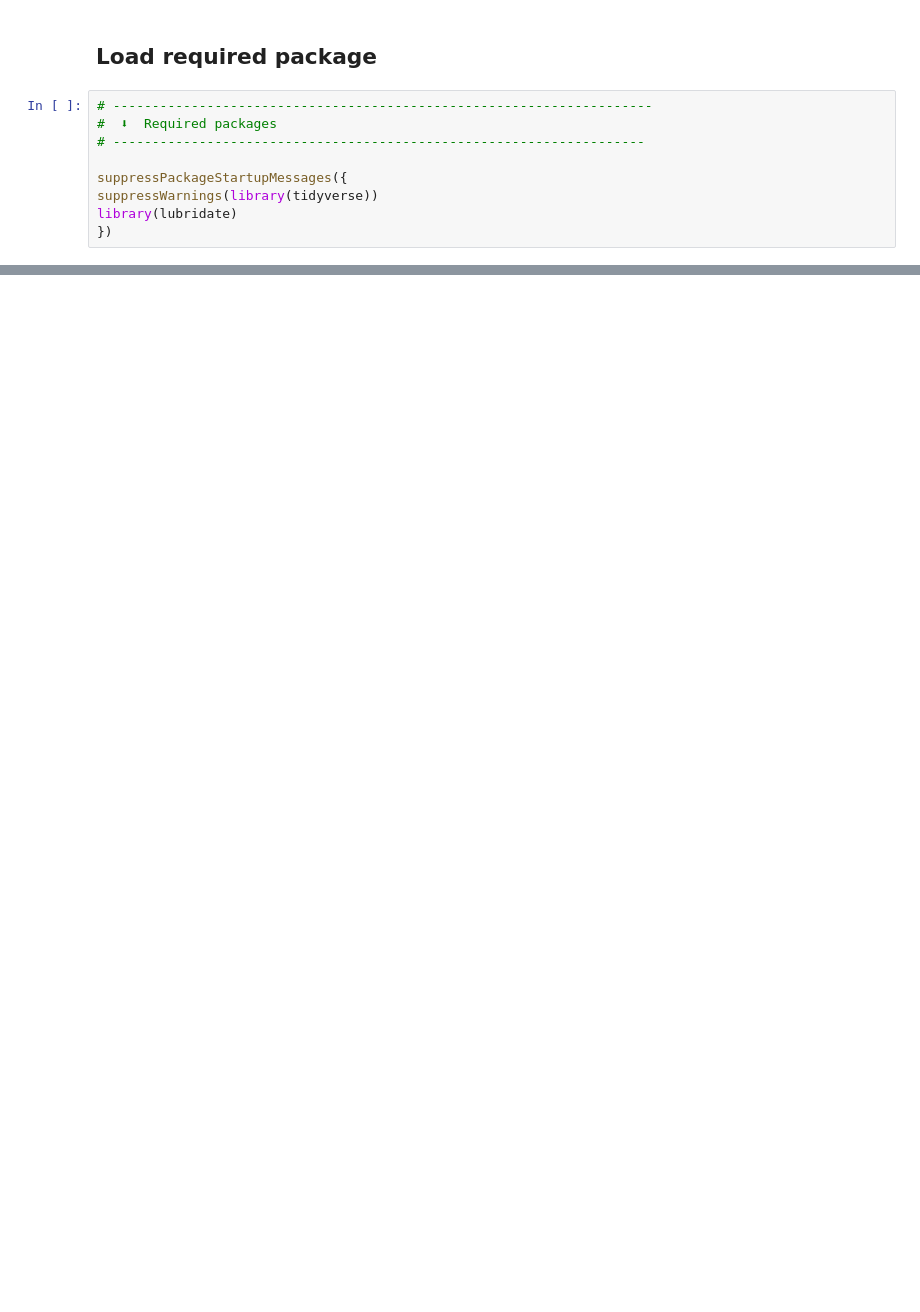
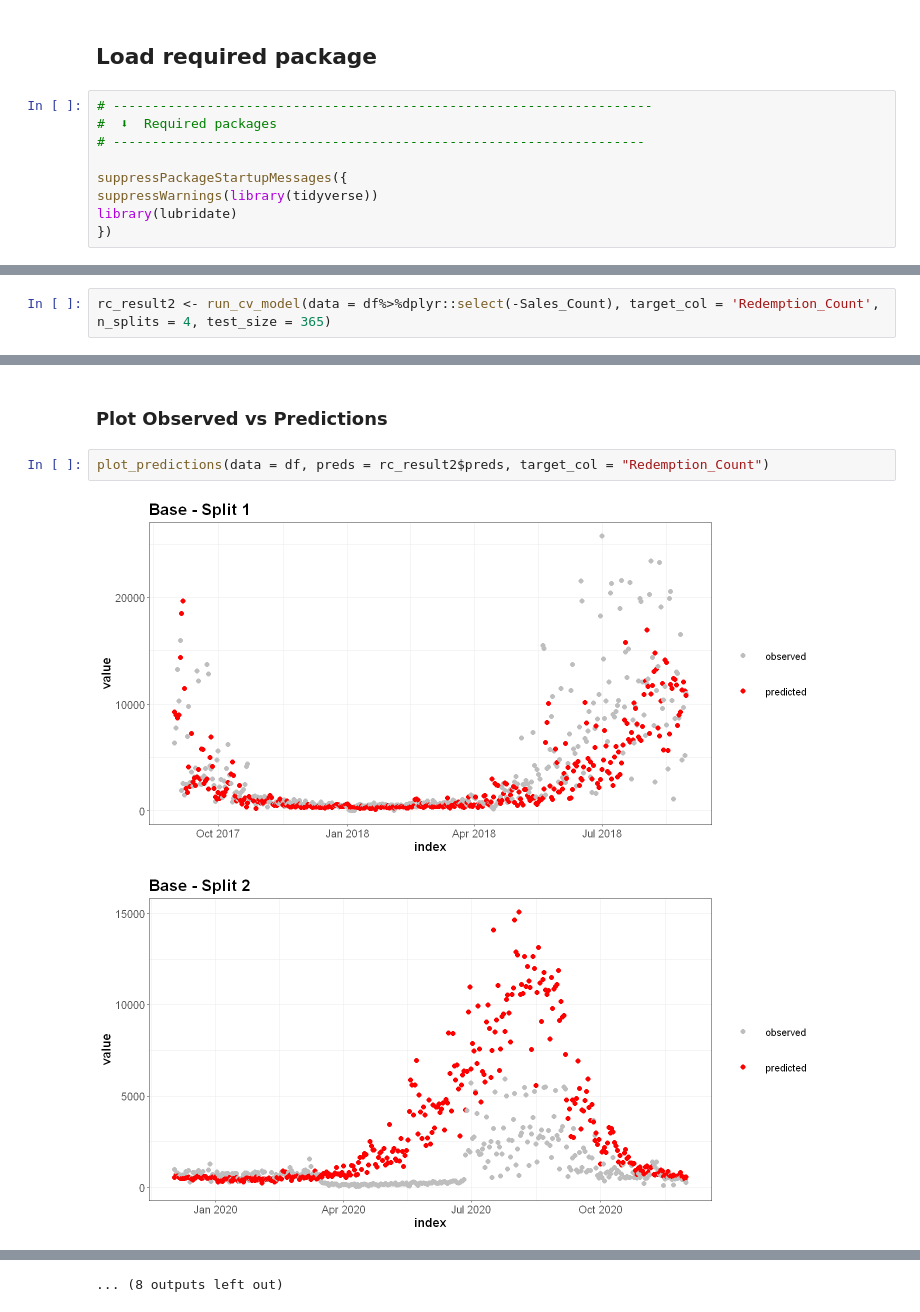
Before and after one commit to nikiemapp/written-exercise-comp44081, a Jupyter notebook: ModellingR.ipynb, the cells around one changed output, grey strips where cells are left out. Cells and saved outputs as stored; diff of their text form; blank space fills up the shorter version.

```diff
--- a/ModellingR.ipynb
+++ b/ModellingR.ipynb
@@ -93,0 +89,2 @@ plot_feature_importance(result$importances)
+# %%
+rc_result2 <- run_cv_model(data = df%>%dplyr::select(-Sales_Count), target_col = 'Redemption_Count', n_splits = 4, test_size = 365)
@@ -93,0 +104,7 @@ plot_feature_importance(result$importances)
+# %% [markdown]
+### Plot Observed vs Predictions
+# %%
+plot_predictions(data = df, preds = rc_result2$preds, target_col = "Redemption_Count")
+# %% [output]
+[figure, added]
+[figure, added]
@@ -93,0 +121 @@ plot_feature_importance(result$importances)
+... (8 outputs left out)
```
Also changed, not shown: parts of 35 cells of this notebook, 4 other files.
